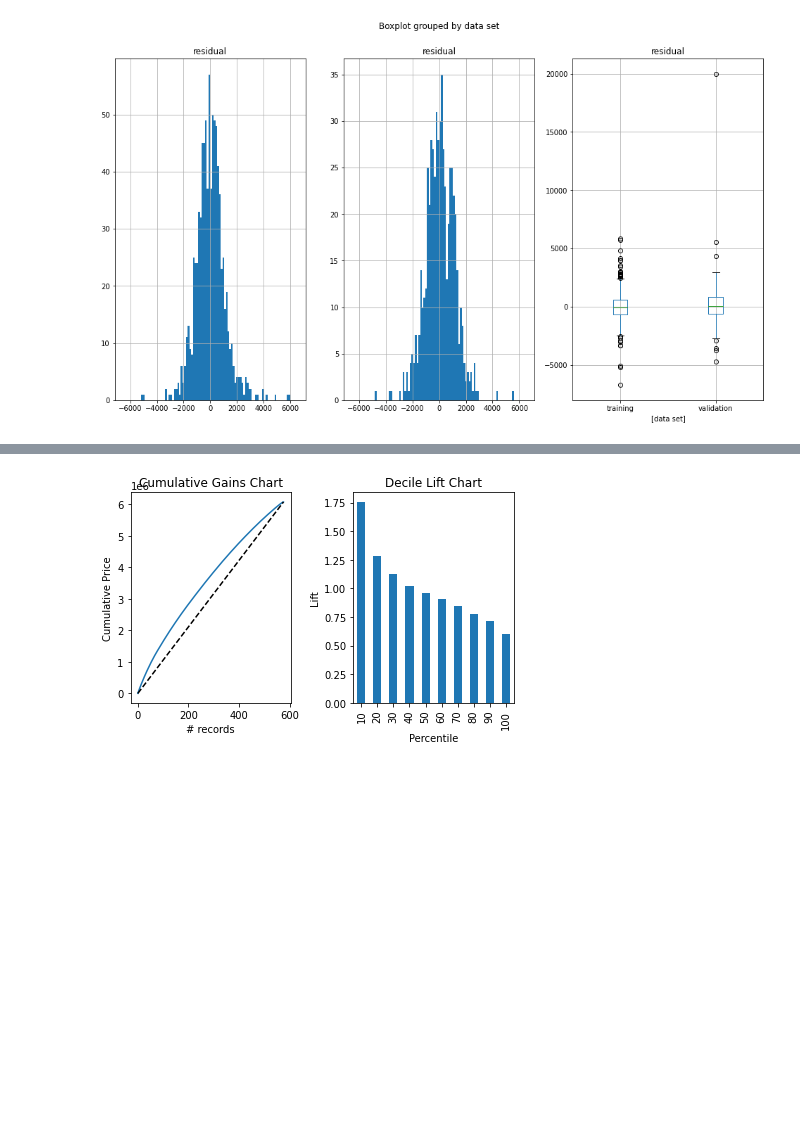
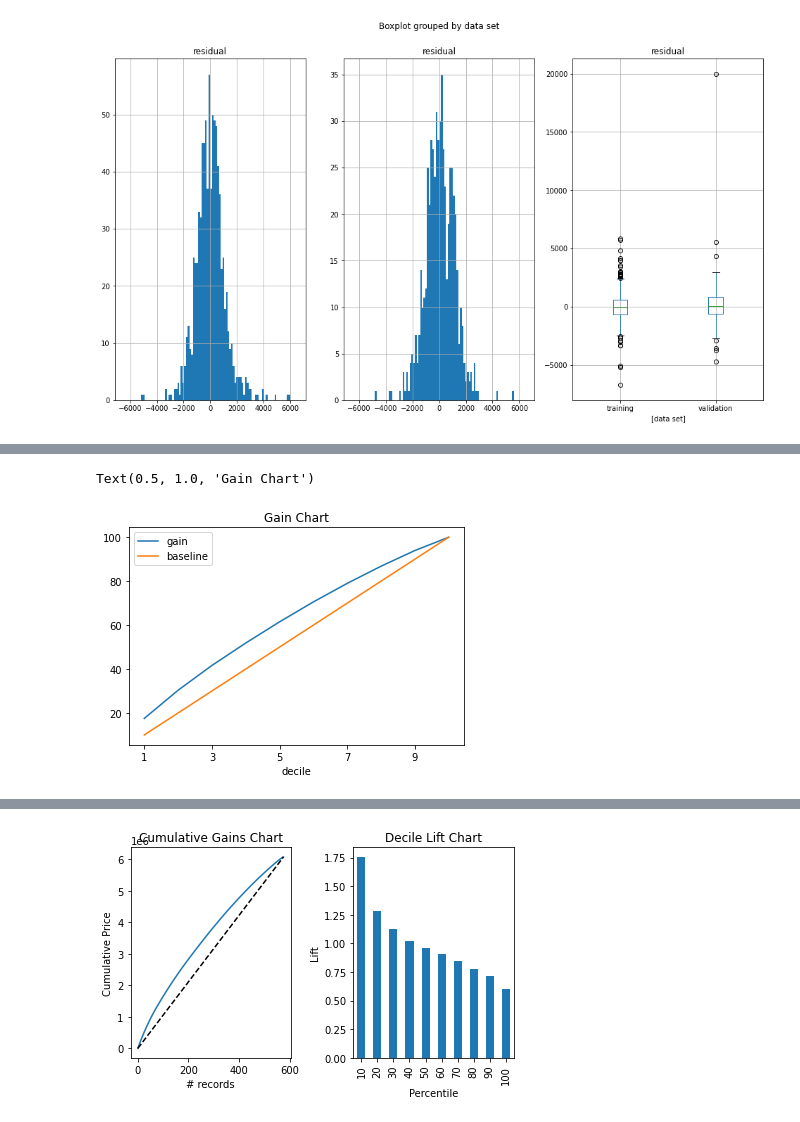
Before and after one commit to alextanhongpin/data-mining-for-business-analytics, a Jupyter notebook: 05_evaluating_predictive_performance.ipynb, the cells around one changed output, grey strips where cells are left out. Saved outputs shown, nothing was run; the diff lists cells and outputs as text; code cells hidden in the pictures; blank space fills up the shorter version.

Commit message:
chore: update lift and gain charts

```diff
--- a/05_evaluating_predictive_performance.ipynb
+++ b/05_evaluating_predictive_performance.ipynb
@@ -101,12 +123,18 @@ Reference:
 # %%
-# # # Get the prediction and order it by descending order
-# pred_df = pd.DataFrame(reg.predict(valid_X), columns=["y_pred"], index=valid_X.index)
-# pred_df["y_true"] = valid_y
-# pred_df.sort_values(by="y_pred", ascending=False, inplace=True)
+pred_df = pd.DataFrame(reg.predict(valid_X), columns=["y_pred"], index=valid_X.index)
+pred_df.sort_values(by="y_pred", ascending=False, inplace=True)
 
-# # Divide the data into deciles: divide the data into 10 sets and label it.
-# # qcut bins the data into different group. However, the largest values will be labelled decile 10 instead of 1, that is why we inverse the range.
-# pred_df["decile"] = pd.qcut(pred_df.y_pred, 10, labels=[i for i in range(10, 0, -1)])
-# (pred_df.groupby("decile").y_pred.mean() / pred_df.y_true.mean()).sort_values(
-#     ascending=False
-# ).plot.bar()
+# Divide the data into deciles: divide the data into 10 sets and label it.
+# qcut bins the data into different group. However, the largest values will be labelled decile 10 instead of 1, that is why we inverse the range.
+pred_df["decile"] = pd.qcut(pred_df.y_pred, 10, labels=[i for i in range(10, 0, -1)])
+lift_df = (
+    pred_df.groupby("decile")
+    .y_pred.agg(pred=("mean"), count=("count"))
+    .reset_index()
+    .sort_values("decile", ascending=False)
+)
+lift_df["decile_percent"] = lift_df.decile.astype(int) * 10
+lift_df["cumulative"] = lift_df.pred.cumsum()
+lift_df["gain"] = lift_df.cumulative / lift_df.cumulative.max() * 100
+lift_df["lift"] = lift_df.gain / lift_df.decile_percent
+lift_df
@@ -112,0 +153,7 @@ Reference:
+# %%
+ax = lift_df.plot(x="decile", y=["gain", "decile_percent"])
+ax.legend(["gain", "baseline"])
+plt.title("Gain Chart")
+# %% [output]
+Text(0.5, 1.0, 'Gain Chart')
+[figure, added]
```
Also changed, not shown: parts of 12 cells of this notebook, 2 other files.
